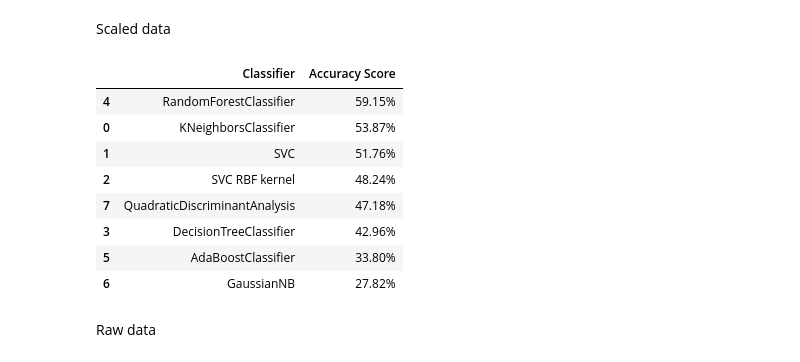
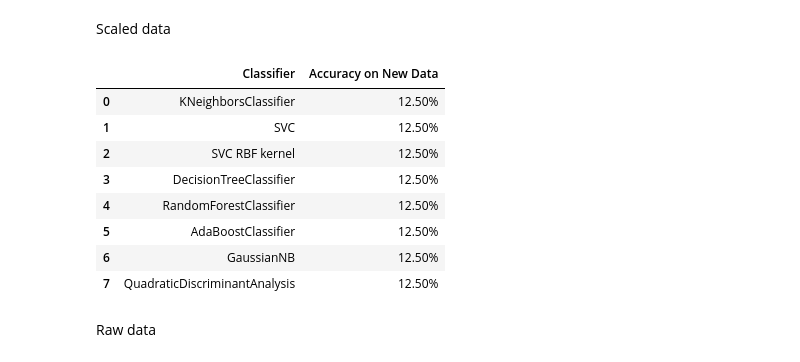
Before and after one commit to RileySchina/Week3-ClassicML, a Jupyter notebook: Week_3_MachineLearning.ipynb, the cells around one changed output. Saved outputs shown, nothing was run; the diff lists cells and outputs as text; code cells hidden in the pictures.

```diff
--- a/Week_3_MachineLearning.ipynb
+++ b/Week_3_MachineLearning.ipynb
@@ -810,37 +810,44 @@ MinMax Scaling:
 40 MFCC features:                 min = 0.000,    max = 1.000,    mean = 0.413,    deviation = 0.169
 # %% [markdown]
 Scaled data
-# %%
-classification_models = [
-    KNeighborsClassifier(),#(3),
-    SVC(kernel='linear'),#, C=0.025),
-    SVC(kernel='rbf'),
-    DecisionTreeClassifier(),#max_depth=5),
-    RandomForestClassifier(),#max_depth=5, n_estimators=10, max_features=1),
-    AdaBoostClassifier(),
-    GaussianNB(),
-    # Using a float shrinkage value (e.g. 0.1) solves the collinearity issue
-    QuadraticDiscriminantAnalysis(solver='eigen', shrinkage=0.1)]
-
-scores = []
-for model in classification_models:
-    model.fit(X_train_scaled, y_train)
-    score = model.score(X_test_scaled, y_test)
-    model_name = type(model).__name__
-    if model_name=='SVC' and model.kernel=='rbf': model_name+=' RBF kernel'
-    scores.append((model_name,(f'{100*score:.2f}%')))
-# Make it pretty
-scores_df = pd.DataFrame(scores,columns=['Classifier','Accuracy Score'])
-scores_df.sort_values(by='Accuracy Score',axis=0,ascending=False)
-# %% [output]
-|  | Classifier | Accuracy Score |
-| 4 | RandomForestClassifier | 59.15% |
-| 0 | KNeighborsClassifier | 53.87% |
-| 1 | SVC | 51.76% |
-| 2 | SVC RBF kernel | 48.24% |
-| 7 | QuadraticDiscriminantAnalysis | 47.18% |
-| 3 | DecisionTreeClassifier | 42.96% |
-| 5 | AdaBoostClassifier | 33.80% |
-| 6 | GaussianNB | 27.82% |
+# %%
+from sklearn.metrics import accuracy_score
+import pandas as pd
+
+# Scale the newly loaded features from Actor 25 using the standard scaler fitted on RAVDESS training data
+# Since scaler was previously defined and fit on the RAVDESS training features:
+# First, let's re-fit the scaler on the original training features to ensure correctness
+from sklearn.preprocessing import StandardScaler
+orig_scaler = StandardScaler()
+orig_scaler.fit(X_train)
+
+# Scale Actor 25 features
+features_new_scaled = orig_scaler.transform(features_df)
+
+new_scores = []
+for model in classification_models:
+    # Fit the model on the original RAVDESS training data
+    model.fit(X_train_scaled, y_train.values.ravel())
+    # Predict on the new Actor 25 data
+    predictions = model.predict(features_new_scaled)
+    score = accuracy_score(emotions_df.values.ravel(), predictions)
+
+    model_name = type(model).__name__
+    if model_name == 'SVC' and model.kernel == 'rbf':
+        model_name += ' RBF kernel'
+    new_scores.append((model_name, f'{100*score:.2f}%'))
+
+new_scores_df = pd.DataFrame(new_scores, columns=['Classifier', 'Accuracy on New Data'])
+display(new_scores_df.sort_values(by='Accuracy on New Data', ascending=False))
+# %% [output]
+|  | Classifier | Accuracy on New Data |
+| 0 | KNeighborsClassifier | 12.50% |
+| 1 | SVC | 12.50% |
+| 2 | SVC RBF kernel | 12.50% |
+| 3 | DecisionTreeClassifier | 12.50% |
+| 4 | RandomForestClassifier | 12.50% |
+| 5 | AdaBoostClassifier | 12.50% |
+| 6 | GaussianNB | 12.50% |
+| 7 | QuadraticDiscriminantAnalysis | 12.50% |
 # %% [markdown]
 Raw data
```
Also changed, not shown: parts of 7 cells of this notebook.
